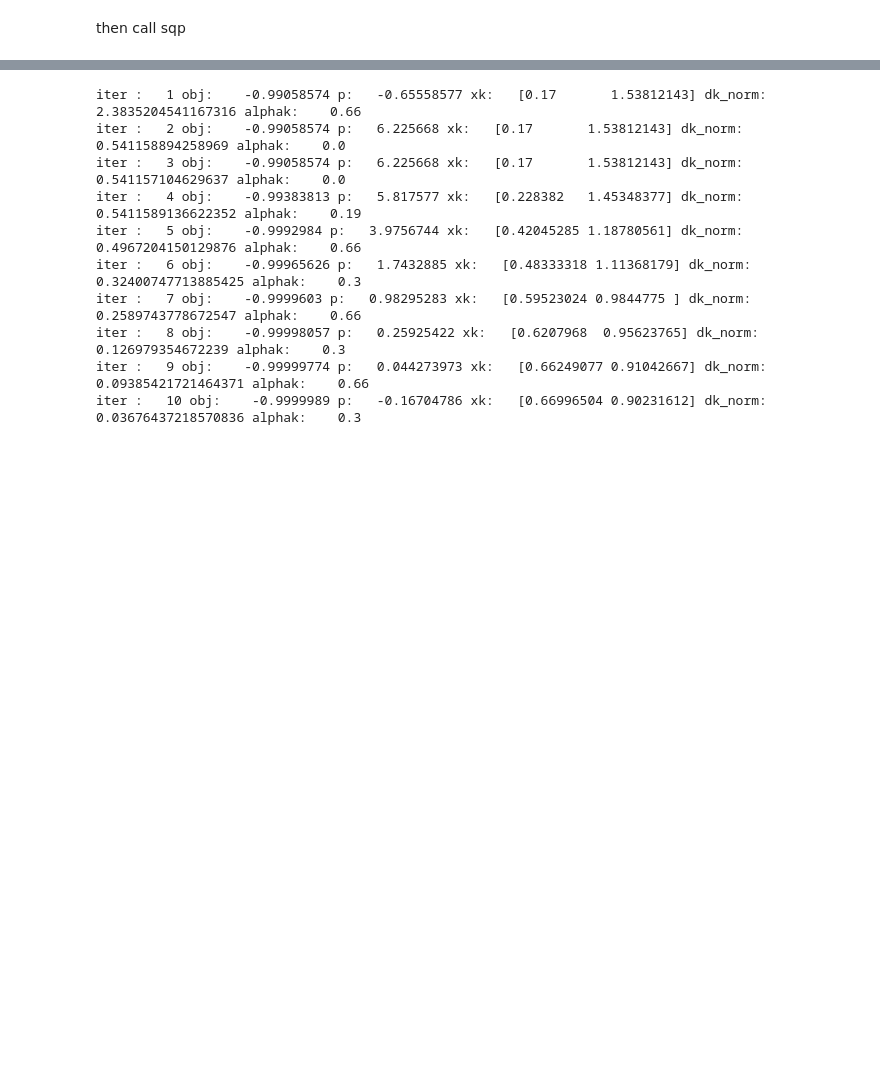
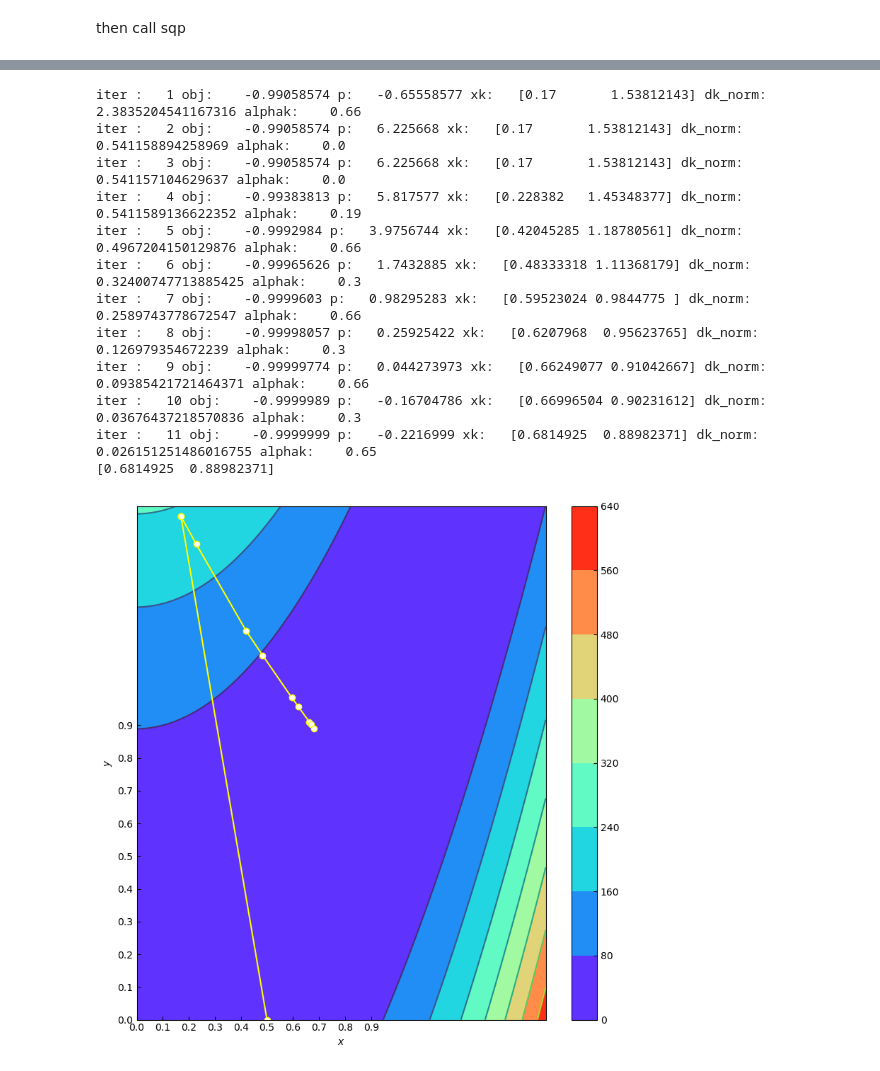
Before and after one commit to Schnabel-8/SQP, a Jupyter notebook: SQP.ipynb, the cells around one changed output, grey strips where cells are left out. Cells and saved outputs as stored; diff of their text form; code cells hidden in the pictures; blank space fills up the shorter version.

```diff
--- a/SQP.ipynb
+++ b/SQP.ipynb
@@ -74,9 +93,10 @@ u=v^3\\
 # %%
-def f(x):
+def f2(x):
     return -jnp.sin(x[0])*jnp.cos(x[1])-jnp.sin(x[1])*jnp.cos(x[0])
-def cons(x):
+def cons2(x):
     return [x[0]+x[1],-x[0]-x[1]-jnp.exp(-7*x[0])+jnp.pi,x[0]-x[1]**3,x[1]**3-x[0]]
-sqp(f,cons,np.array([0.5,0]),1e-3)
+[x,hashcode]=sqp(f2,cons2,np.array([0.5,0]),1e-2)
+print(x)
 # %% [output]
 iter :   1 obj:    -0.99058574 p:   -0.65558577 xk:   [0.17       1.53812143] dk_norm:   2.3835204541167316 alphak:    0.66
 iter :   2 obj:    -0.99058574 p:   6.225668 xk:   [0.17       1.53812143] dk_norm:   0.541158894258969 alphak:    0.0
@@ -88,3 +108,11 @@ iter :   7 obj:    -0.9999603 p:   0.98295283 xk:   [0.59523024 0.9844775 ] dk_n
 iter :   8 obj:    -0.99998057 p:   0.25925422 xk:   [0.6207968  0.95623765] dk_norm:   0.126979354672239 alphak:    0.3
 iter :   9 obj:    -0.99999774 p:   0.044273973 xk:   [0.66249077 0.91042667] dk_norm:   0.09385421721464371 alphak:    0.66
 iter :   10 obj:    -0.9999989 p:   -0.16704786 xk:   [0.66996504 0.90231612] dk_norm:   0.03676437218570836 alphak:    0.3
+iter :   11 obj:    -0.9999999 p:   -0.2216999 xk:   [0.6814925  0.88982371] dk_norm:   0.026151251486016755 alphak:    0.65
+[0.6814925  0.88982371]
+# %%
+def f2_proxy(x,y):
+    return f1(np.array([x,y]))
+myplot(f2_proxy,hashcode,0,math.pi/2,0,math.pi/2)
+# %% [output]
+[figure, added]
```
Also changed, not shown: parts of 8 cells of this notebook, 1 other file.
